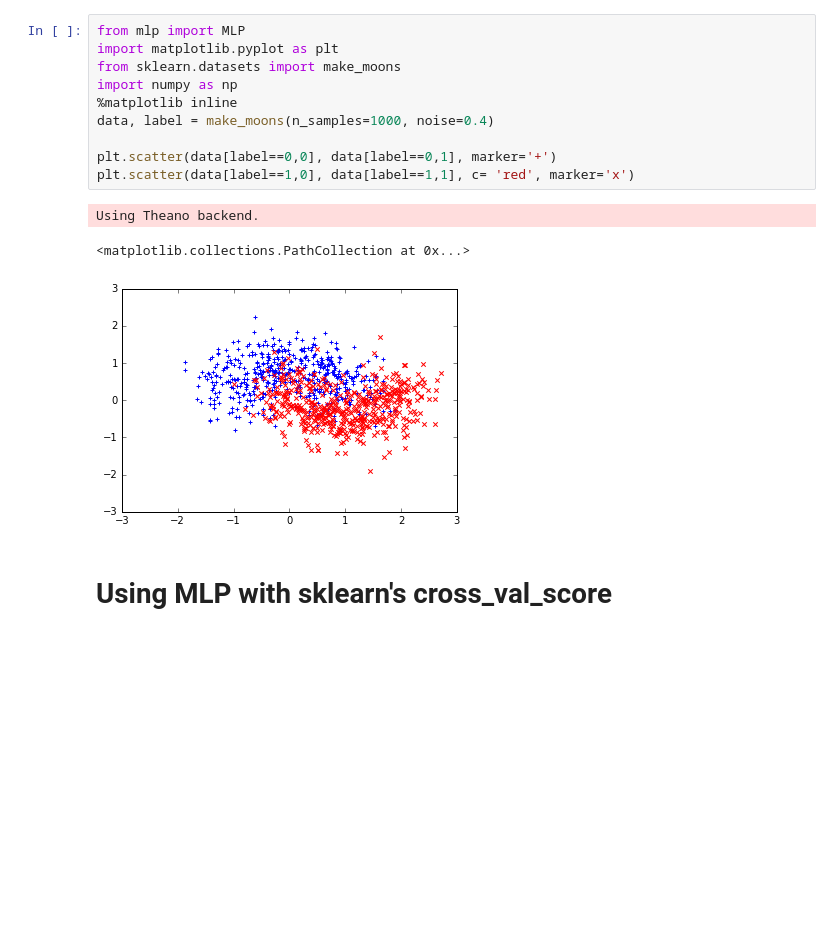
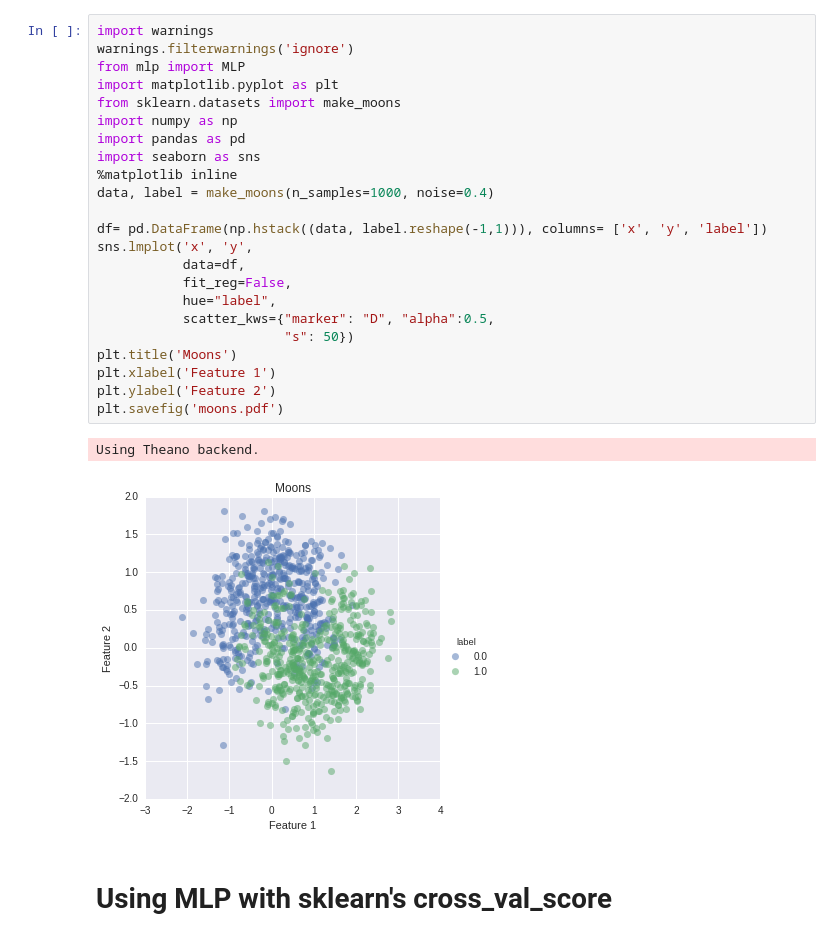
Before and after one commit to alvarouc/mlp, a Jupyter notebook: examples/moon_sklearn.ipynb, the cells around one changed output. Drawn from its saved outputs; the diff is of its cells as text; blank space fills up the shorter version.

```diff
--- a/examples/moon_sklearn.ipynb
+++ b/examples/moon_sklearn.ipynb
@@ -1,17 +1,29 @@
 # %%
+import warnings
+warnings.filterwarnings('ignore')
 from mlp import MLP
 import matplotlib.pyplot as plt
 from sklearn.datasets import make_moons
 import numpy as np
+import pandas as pd
+import seaborn as sns
 %matplotlib inline
 data, label = make_moons(n_samples=1000, noise=0.4)
 
-plt.scatter(data[label==0,0], data[label==0,1], marker='+')
-plt.scatter(data[label==1,0], data[label==1,1], c= 'red', marker='x')
+df= pd.DataFrame(np.hstack((data, label.reshape(-1,1))), columns= ['x', 'y', 'label'])
+sns.lmplot('x', 'y',
+           data=df,
+           fit_reg=False,
+           hue="label",
+           scatter_kws={"marker": "D", "alpha":0.5,
+                        "s": 50})
+plt.title('Moons')
+plt.xlabel('Feature 1')
+plt.ylabel('Feature 2')
+plt.savefig('moons.pdf')
 # %% [output]
 Using Theano backend.
-<matplotlib.collections.PathCollection at 0x...>
-[figure, old version]
+[figure, new version]
 # %% [markdown]
 # Using MLP with sklearn's cross_val_score
 # %%
```
Also changed, not shown: parts of 4 cells of this notebook, 6 other files.
